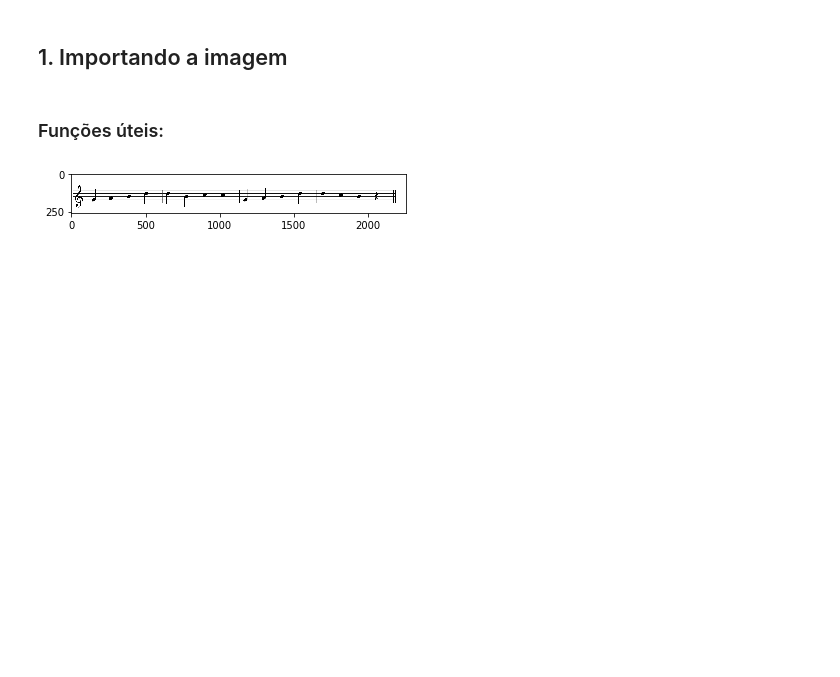
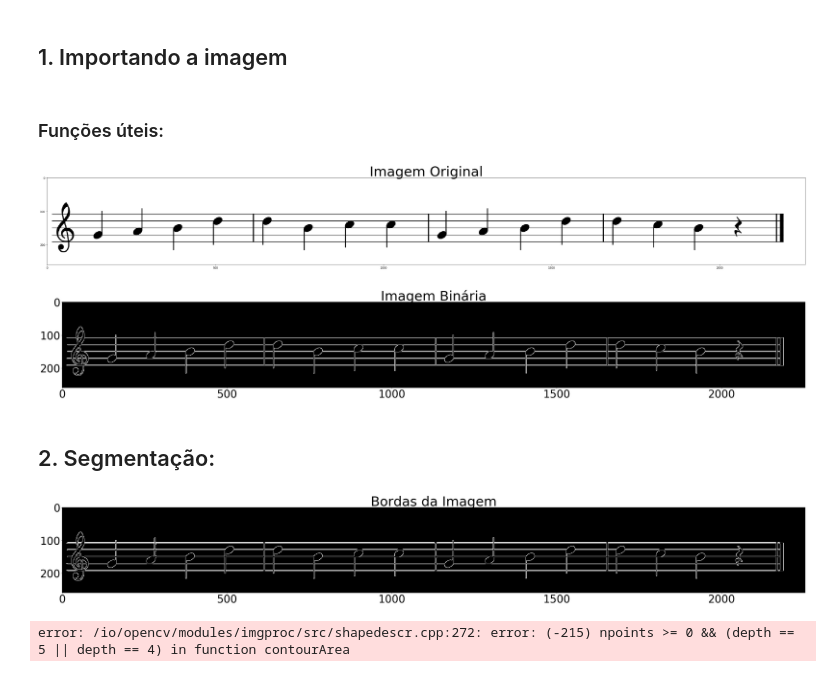
Before and after one commit to brunogriep/dip_music_sheet, a Jupyter notebook: music_sheet_reader.ipynb, the cells around one changed output. Saved outputs shown, nothing was run; the diff lists cells and outputs as text; code cells hidden in the pictures; blank space fills up the shorter version.

```diff
--- a/music_sheet_reader.ipynb
+++ b/music_sheet_reader.ipynb
@@ -47,14 +46,21 @@ image = cv2.imread(path)
 # %% [markdown]
 ### Funções úteis:
 # %%
-def display(image):
-    #plt.imshow(cv2.cvtColor(image, cv2.COLOR_BGR2RGB))
-    plt.imshow(image)
+def display(image, title, gray=0):
+    plt.figure(figsize=(50,50))
+
+    if gray==0:
+        plt.imshow(image)
+    else:
+        plt.imshow(image, cmap = 'gray')
+    plt.rc('xtick', labelsize=40)
+    plt.rc('ytick', labelsize=40)
+    plt.title(title, fontsize=50)
     plt.show()
 
-def displayWin(window_name,image):
-    cv2.imshow(window_name,image)
-    cv2.waitKey(0)
+def displayWin(image, window_name):
+    cv2.imshow(window_name, image)
+    cv2.waitKey()
     cv2.destroyAllWindows()
 
 def graycolor(image,display=0):
@@ -65,11 +71,11 @@ def graycolor(image,display=0):
     return gray
 def binarize(img):
     return cv2.Canny(img, 50, 150)
-# %%
-display(image)
-# %% [output]
-[figure, removed]
 # %%
 grayImage = graycolor(image)
 binaryImage = binarize(image)
-display(image)
+display(image,'Imagem Original')
+display(binaryImage,'Imagem Binária', gray=1)
+# %% [output]
+[figure, added]
+[figure, added]
@@ -77,0 +82,2 @@ display(binaryImage)
+# %% [markdown]
+## 2. Segmentação:
@@ -77,0 +116,9 @@ display(binaryImage)
+# %%
+display(edged,'Bordas da Imagem',gray=1)
+# %% [output]
+[figure, added]
+# %%
+contours = cv2.findContours(edged, cv2.RETR_LIST, cv2.CHAIN_APPROX_NONE)
+contours = sorted(contours, key=cv2.contourArea, reverse=True)
+# %% [output]
+error: /io/opencv/modules/imgproc/src/shapedescr.cpp:272: error: (-215) npoints >= 0 && (depth == 5 || depth == 4) in function contourArea
```
Also changed, not shown: parts of 4 cells of this notebook.
